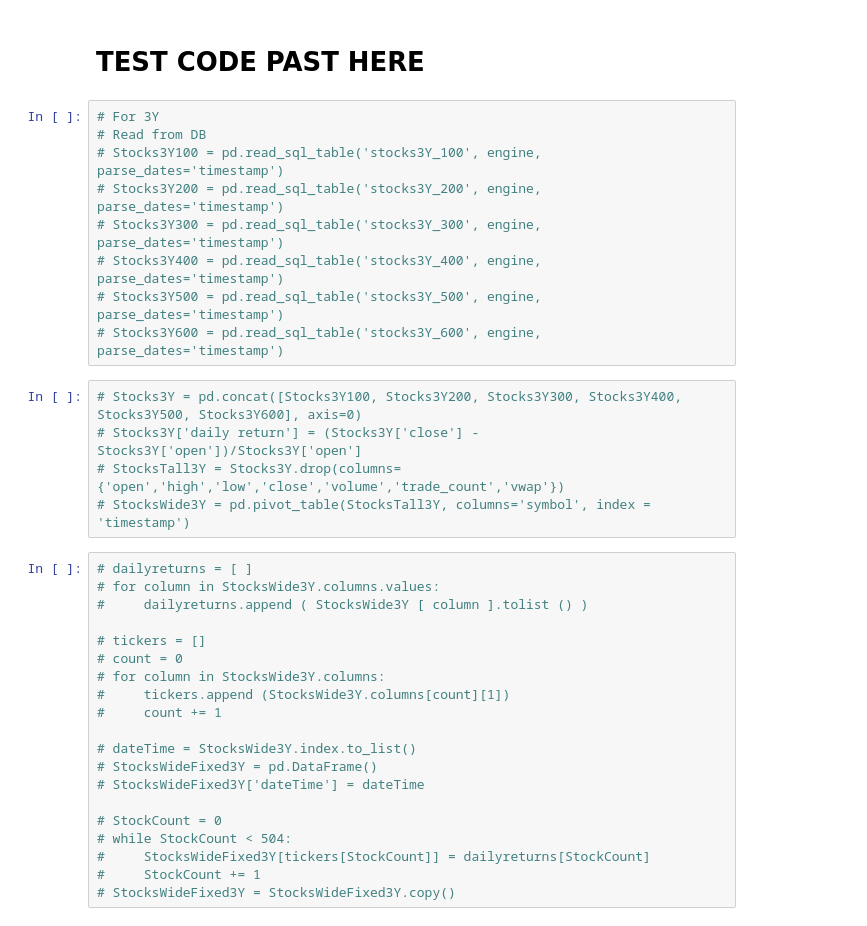
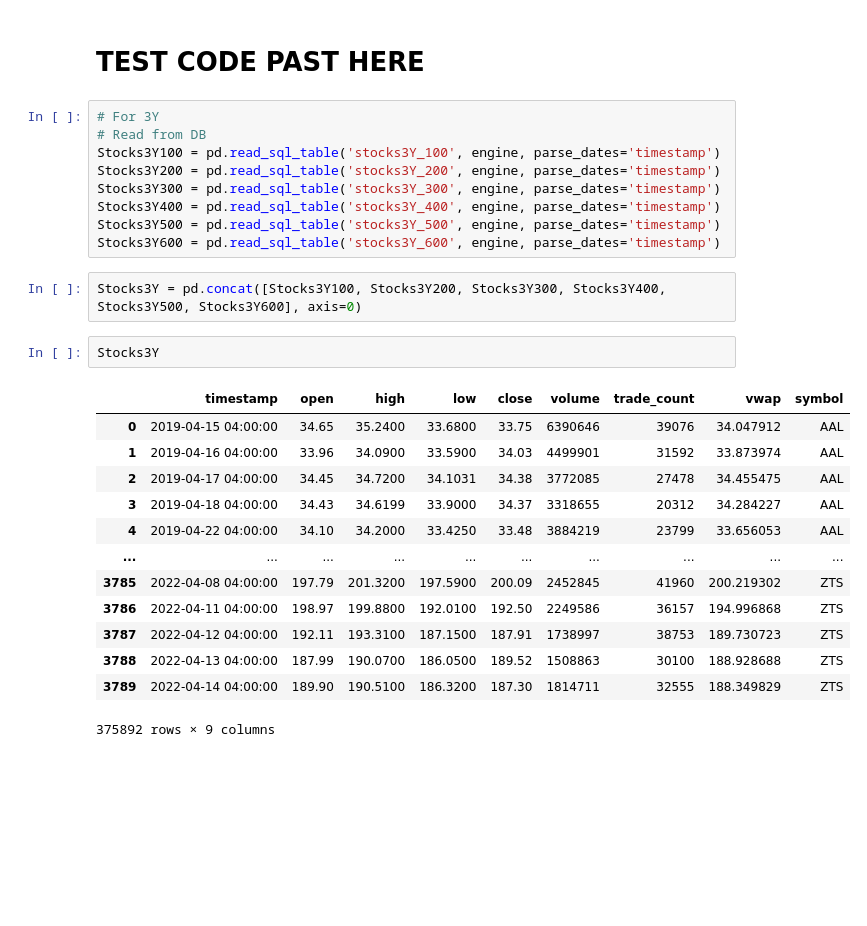
Before and after one commit to Analitico-771/machine_learning_index_prediction, a Jupyter notebook: sp500.ipynb, the cells around one changed output. Cells and saved outputs as stored; diff of their text form; blank space fills up the shorter version.

```diff
--- a/sp500.ipynb
+++ b/sp500.ipynb
@@ -244,34 +244,27 @@ StocksWide.to_sql('StocksWide', engine, if_exists='replace')
 # %%
 # For 3Y
 # Read from DB
-# Stocks3Y100 = pd.read_sql_table('stocks3Y_100', engine, parse_dates='timestamp')
-# Stocks3Y200 = pd.read_sql_table('stocks3Y_200', engine, parse_dates='timestamp')
-# Stocks3Y300 = pd.read_sql_table('stocks3Y_300', engine, parse_dates='timestamp')
-# Stocks3Y400 = pd.read_sql_table('stocks3Y_400', engine, parse_dates='timestamp')
-# Stocks3Y500 = pd.read_sql_table('stocks3Y_500', engine, parse_dates='timestamp')
-# Stocks3Y600 = pd.read_sql_table('stocks3Y_600', engine, parse_dates='timestamp')
+Stocks3Y100 = pd.read_sql_table('stocks3Y_100', engine, parse_dates='timestamp')
+Stocks3Y200 = pd.read_sql_table('stocks3Y_200', engine, parse_dates='timestamp')
+Stocks3Y300 = pd.read_sql_table('stocks3Y_300', engine, parse_dates='timestamp')
+Stocks3Y400 = pd.read_sql_table('stocks3Y_400', engine, parse_dates='timestamp')
+Stocks3Y500 = pd.read_sql_table('stocks3Y_500', engine, parse_dates='timestamp')
+Stocks3Y600 = pd.read_sql_table('stocks3Y_600', engine, parse_dates='timestamp')
-# %%
-# Stocks3Y = pd.concat([Stocks3Y100, Stocks3Y200, Stocks3Y300, Stocks3Y400, Stocks3Y500, Stocks3Y600], axis=0)
-# Stocks3Y['daily return'] = (Stocks3Y['close'] - Stocks3Y['open'])/Stocks3Y['open']
-# StocksTall3Y = Stocks3Y.drop(columns={'open','high','low','close','volume','trade_count','vwap'})
-# StocksWide3Y = pd.pivot_table(StocksTall3Y, columns='symbol', index = 'timestamp')
-# %%
-# dailyreturns = [ ]
-# for column in StocksWide3Y.columns.values:
-#     dailyreturns.append ( StocksWide3Y [ column ].tolist () )
-
-# tickers = []
-# count = 0
-# for column in StocksWide3Y.columns:
-#     tickers.append (StocksWide3Y.columns[count][1])
-#     count += 1
-
-# dateTime = StocksWide3Y.index.to_list()
-# StocksWideFixed3Y = pd.DataFrame()
-# StocksWideFixed3Y['dateTime'] = dateTime
-
-# StockCount = 0
-# while StockCount < 504:
-#     StocksWideFixed3Y[tickers[StockCount]] = dailyreturns[StockCount]
-#     StockCount += 1
-# StocksWideFixed3Y = StocksWideFixed3Y.copy()
+# %%
+Stocks3Y = pd.concat([Stocks3Y100, Stocks3Y200, Stocks3Y300, Stocks3Y400, Stocks3Y500, Stocks3Y600], axis=0)
+# %%
+Stocks3Y
+# %% [output]
+|  | timestamp | open | high | low | close | volume | trade_count | vwap | symbol |
+| 0 | 2019-04-15 04:00:00 | 34.65 | 35.2400 | 33.6800 | 33.75 | 6390646 | 39076 | 34.047912 | AAL |
+| 1 | 2019-04-16 04:00:00 | 33.96 | 34.0900 | 33.5900 | 34.03 | 4499901 | 31592 | 33.873974 | AAL |
+| 2 | 2019-04-17 04:00:00 | 34.45 | 34.7200 | 34.1031 | 34.38 | 3772085 | 27478 | 34.455475 | AAL |
+| 3 | 2019-04-18 04:00:00 | 34.43 | 34.6199 | 33.9000 | 34.37 | 3318655 | 20312 | 34.284227 | AAL |
+| 4 | 2019-04-22 04:00:00 | 34.10 | 34.2000 | 33.4250 | 33.48 | 3884219 | 23799 | 33.656053 | AAL |
+| ... | ... | ... | ... | ... | ... | ... | ... | ... | ... |
+| 3785 | 2022-04-08 04:00:00 | 197.79 | 201.3200 | 197.5900 | 200.09 | 2452845 | 41960 | 200.219302 | ZTS |
+| 3786 | 2022-04-11 04:00:00 | 198.97 | 199.8800 | 192.0100 | 192.50 | 2249586 | 36157 | 194.996868 | ZTS |
+| 3787 | 2022-04-12 04:00:00 | 192.11 | 193.3100 | 187.1500 | 187.91 | 1738997 | 38753 | 189.730723 | ZTS |
+| 3788 | 2022-04-13 04:00:00 | 187.99 | 190.0700 | 186.0500 | 189.52 | 1508863 | 30100 | 188.928688 | ZTS |
+| 3789 | 2022-04-14 04:00:00 | 189.90 | 190.5100 | 186.3200 | 187.30 | 1814711 | 32555 | 188.349829 | ZTS |
+375892 rows × 9 columns
```
Also changed, not shown: parts of 4 cells of this notebook, 4 other files.
